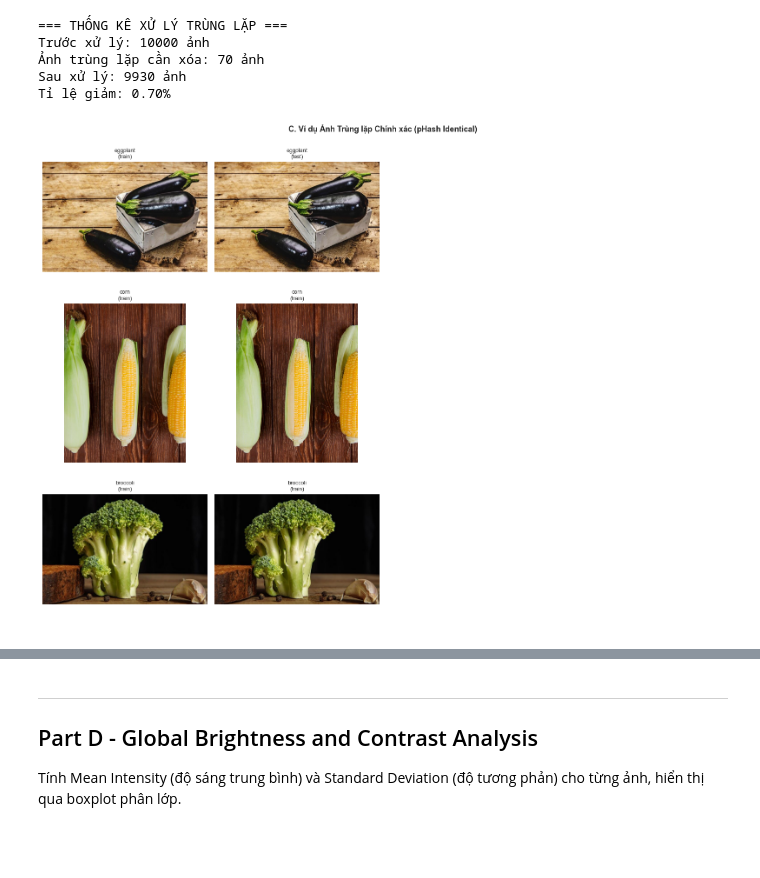
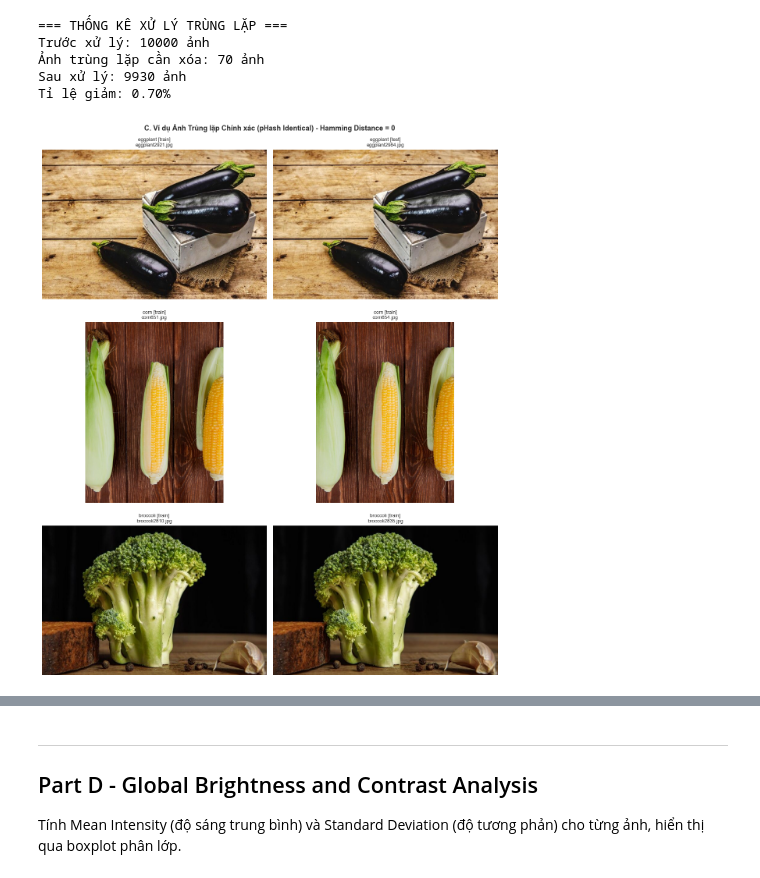
Before and after one commit to quanpro147/HCMUS-DataMining-Prj1, a Jupyter notebook: notebooks/EDA_image_data/statistical_analysis.ipynb, the cells around one changed output, grey strips where cells are left out. Saved outputs shown, nothing was run; the diff lists cells and outputs as text; code cells hidden in the pictures; blank space fills up the shorter version.

```diff
--- a/notebooks/EDA_image_data/statistical_analysis.ipynb
+++ b/notebooks/EDA_image_data/statistical_analysis.ipynb
@@ -521,34 +512,64 @@ Sau xử lý: 9930 ảnh
 Tỉ lệ giảm: 0.70%
 # %%
 if len(hash_records) > 0:
-    # Trực quan hóa ảnh trùng lặp chính xác
-    dup_groups = df_hash[df_hash.duplicated('phash', keep=False)].groupby('phash')
+	# Trực quan hóa ảnh trùng lặp chính xác - chuyển sang dạng cặp (pairs)
+	dup_groups = df_hash[df_hash.duplicated('phash', keep=False)].groupby('phash')
 
-    if len(dup_groups) > 0:
-        n_show = min(3, len(dup_groups))  # Hiển thị tối đa 3 nhóm
-        fig, axes_grid = plt.subplots(n_show, 4, figsize=(16, 4*n_show))
-        if n_show == 1:
-            axes_grid = [axes_grid]
-        fig.suptitle('C. Ví dụ Ảnh Trùng lặp Chính xác (pHash Identical)', fontsize=13, fontweight='bold')
+	if len(dup_groups) > 0:
+		# Tạo danh sách các cặp từ các nhóm trùng lặp
+		exact_dup_pairs = []
+		for phash_val, group in dup_groups:
+				group_paths = group['path'].tolist()
+				group_classes = group['class'].tolist()
+				group_splits = group['split'].tolist()  # Thêm split info
+				# Tạo cặp từ nhóm: ảnh đầu tiên ghép với các ảnh còn lại
+				for i in range(1, len(group_paths)):
+						exact_dup_pairs.append({
+								'img1': group_paths[0],
+								'class1': group_classes[0],
+								'split1': group_splits[0],
+								'img2': group_paths[i],
+								'class2': group_classes[i],
+								'split2': group_splits[i],
+								'hamming_dist': 0  # Trùng lặp chính xác
+						})
 
-        for row_idx, (phash_val, group) in enumerate(list(dup_groups)[:n_show]):
-            imgs_in_group = group.head(4)
-            for col_idx in range(4):
-                ax = axes_grid[row_idx][col_idx]
-                if col_idx < len(imgs_in_group):
-                    try:
-                        img = Image.open(imgs_in_group.iloc[col_idx]['path'])
-                        ax.imshow(img)
-                        ax.set_title(f"{imgs_in_group.iloc[col_idx]['class']}\n"
-                                     f"({imgs_in_group.iloc[col_idx]['split']})",
-                                     fontsize=9)
-                    except Exception:
-                        ax.text(0.5, 0.5, 'Lỗi đọc ảnh', ha='center', va='center')
-                ax.axis('off')
+		# Hiển thị các cặp
+		n_pairs_show = min(3, len(exact_dup_pairs))
 
-        plt.tight_layout()
-        plt.show()
-    else:
-        print('Không có ảnh trùng lặp để hiển thị.')
+		fig, axes = plt.subplots(n_pairs_show, 2, figsize=(12, 5*n_pairs_show))
+		if n_pairs_show == 1:
+				axes = [axes]
+
+		fig.suptitle('C. Ví dụ Ảnh Trùng lặp Chính xác (pHash Identical) - Hamming Distance = 0',
+								fontsize=13, fontweight='bold')
+
+		for row_idx in range(n_pairs_show):
+				pair = exact_dup_pairs[row_idx]
+
+				# Ảnh 1
+				ax1 = axes[row_idx][0]
+				try:
+						img1 = Image.open(pair['img1'])
+						ax1.imshow(img1)
+						ax1.set_title(f"{pair['class1']} [{pair['split1']}]\n{os.path.basename(pair['img1'])}", fontsize=9)
+				except Exception:
+						ax1.text(0.5, 0.5, 'Lỗi đọc ảnh', ha='center', va='center')
+				ax1.axis('off')
+
+				# Ảnh 2
+				ax2 = axes[row_idx][1]
+				try:
+						img2 = Image.open(pair['img2'])
+						ax2.imshow(img2)
+						ax2.set_title(f"{pair['class2']} [{pair['split2']}]\n{os.path.basename(pair['img2'])}", fontsize=9)
+				except Exception:
+						ax2.text(0.5, 0.5, 'Lỗi đọc ảnh', ha='center', va='center')
+				ax2.axis('off')
+
+		plt.tight_layout()
+		plt.show()
+	else:
+		print('Không có ảnh trùng lặp để hiển thị.')
 # %% [output]
-[figure, old version]
+[figure, new version]
```
Also changed, not shown: parts of 10 cells of this notebook.
